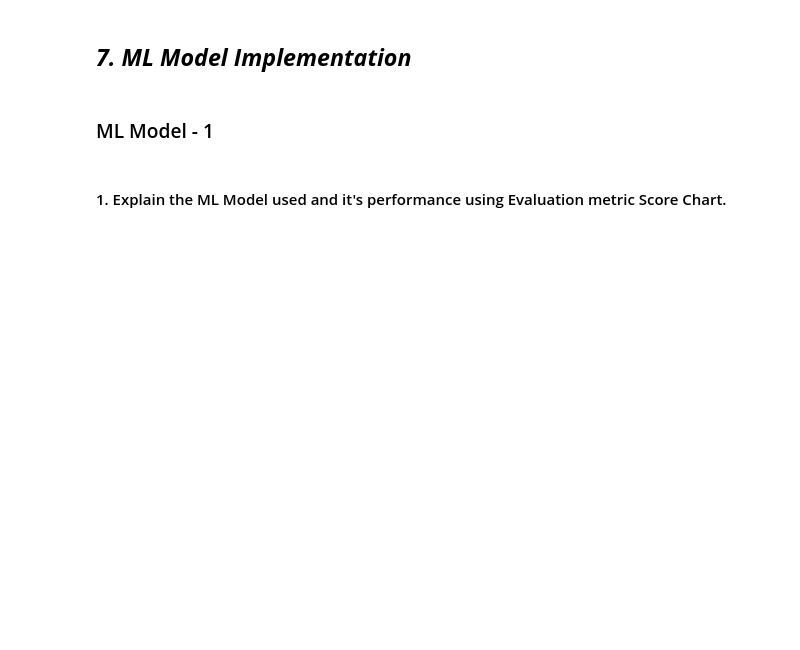
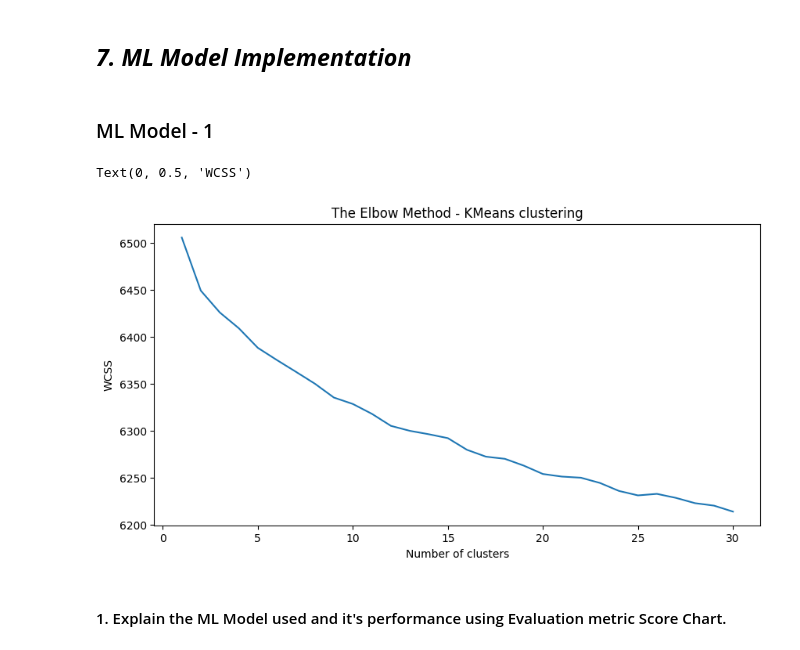
Before and after one commit to rafiddeshmukh/Netflix_Movies_and_TV_Shows_Clustering, a Jupyter notebook: Netflix_Movies_and_TV_Shows_Clustering.ipynb, the cells around one changed output. Saved outputs shown, nothing was run; the diff lists cells and outputs as text; code cells hidden in the pictures; blank space fills up the shorter version.

```diff
--- a/Netflix_Movies_and_TV_Shows_Clustering.ipynb
+++ b/Netflix_Movies_and_TV_Shows_Clustering.ipynb
@@ -1135,0 +1324,3 @@ Answer Here.
+# %%
+# transformed features
+x_pca = pca.transform(X)
@@ -1170,2 +1366,13 @@ Answer Here.
+# %%
+# ML Model - 1 Implementation
+wcss = []  # List to store the Within-Cluster Sum of Squares (WCSS) values
+for i in range(1, 31):
+    kmeans = KMeans(n_clusters=i, init='k-means++', random_state=33)
+    kmeans.fit(x_pca)
+    wcss_iter = kmeans.inertia_  # Get the WCSS value for the current number of clusters
+    wcss.append(wcss_iter)  # Append the WCSS value to the list
+# %% [output]
+Text(0, 0.5, 'WCSS')
+[figure, added]
 # %% [markdown]
 #### 1. Explain the ML Model used and it's performance using Evaluation metric Score Chart.
```
Also changed, not shown: parts of 88 cells of this notebook.
